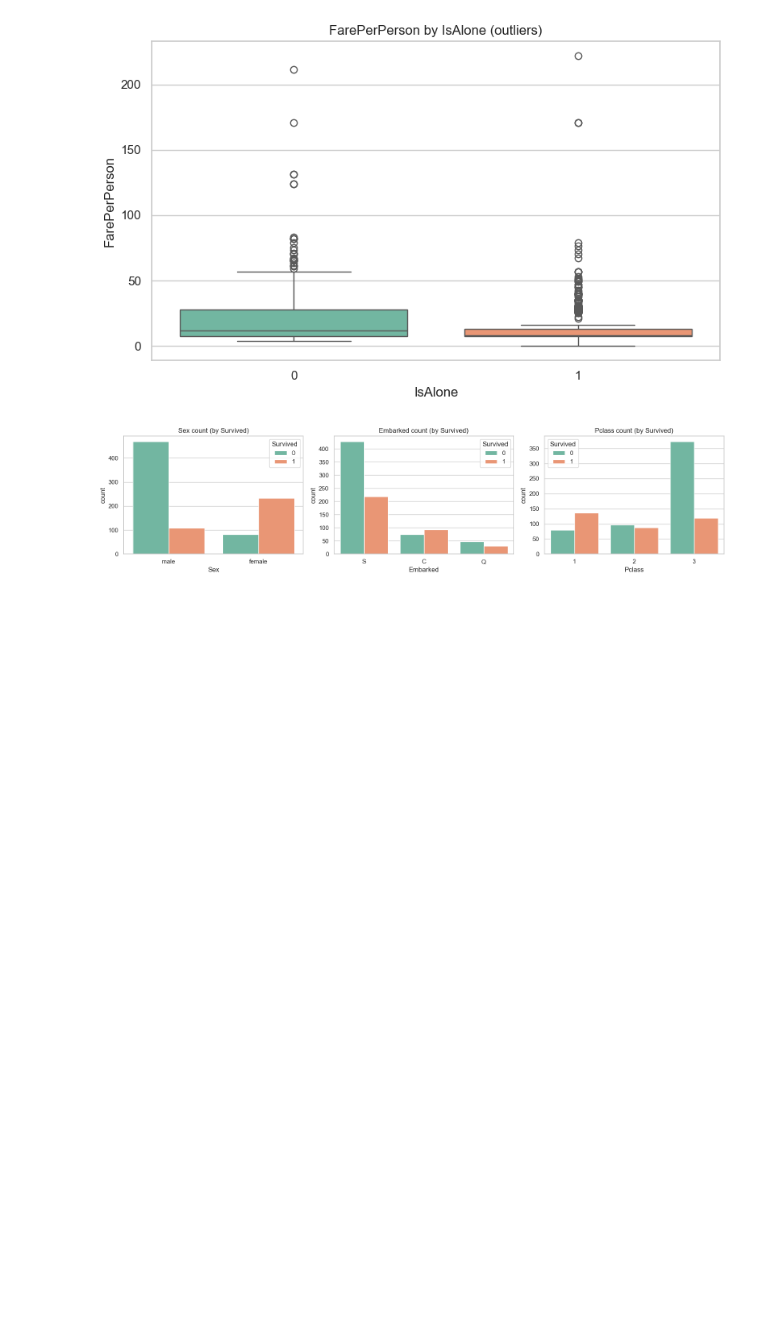
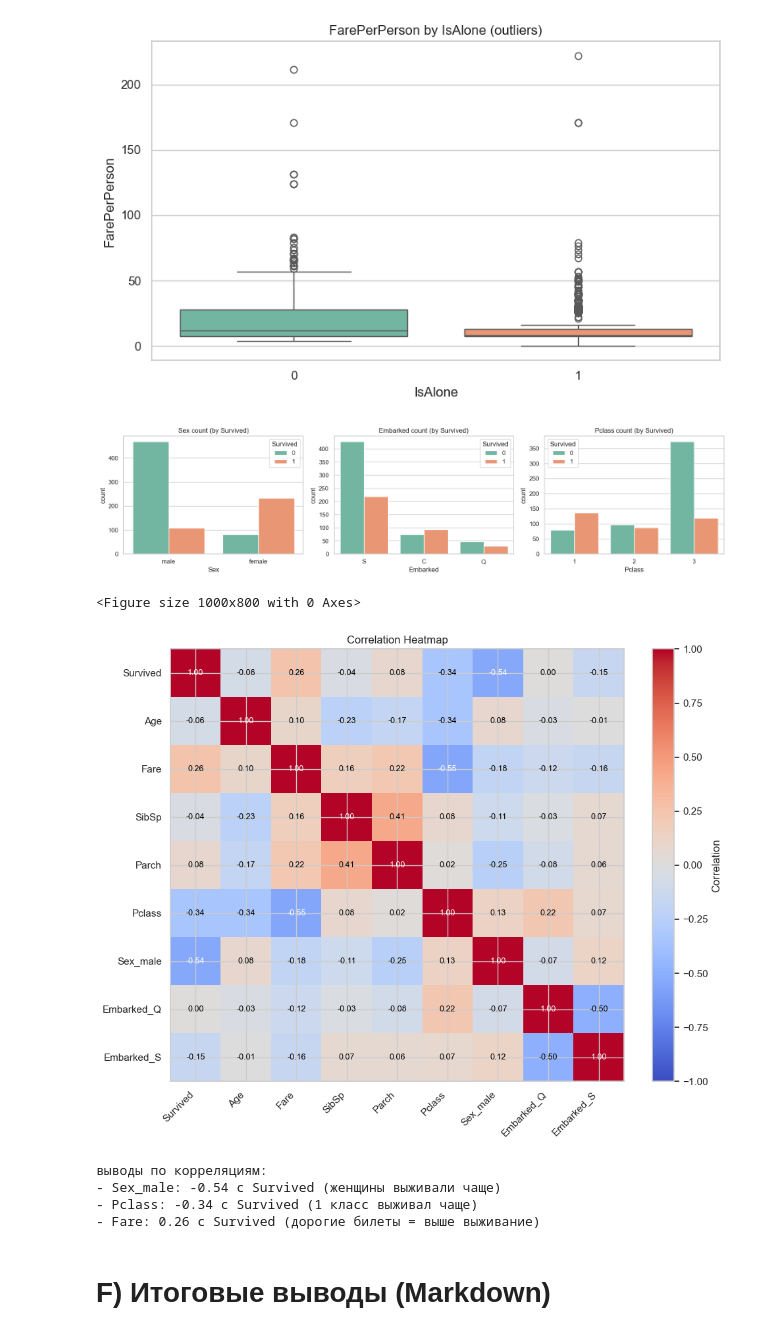
Before and after one commit to vladgulchenko/ml-homeworks, a Jupyter notebook: hw02_eda/hw02_eda.ipynb, the cells around one changed output. Saved outputs shown, nothing was run; the diff lists cells and outputs as text; code cells hidden in the pictures; blank space fills up the shorter version.

Commit message:
+conclusion

```diff
--- a/hw02_eda/hw02_eda.ipynb
+++ b/hw02_eda/hw02_eda.ipynb
@@ -355,27 +355,39 @@ plt.show()
 # %% [output]
 [figure]
 # %%
-# Heatmap correlations (fixed stable version)
 corr_cols = ['Survived', 'Age', 'Fare', 'SibSp', 'Parch', 'Pclass', 'Sex_male', 'Embarked_Q', 'Embarked_S']
 corr_matrix = df_onehot[corr_cols].corr()
 
-plt.figure(figsize=(10, 8))
-sns.heatmap(
-    corr_matrix,
-    annot=True, fmt='.2f',
-    cmap='coolwarm',
-    vmin=-1, vmax=1,
-    square=True,
-    linewidths=0.5,
-    cbar_kws={'label': 'Correlation'}
-)
-plt.title('Correlation Heatmap')
-plt.xticks(rotation=45, ha='right')
-plt.yticks(rotation=0)
+fig, ax = plt.subplots(figsize=(10, 8))
+im = ax.imshow(corr_matrix.values, cmap='coolwarm', aspect='auto', vmin=-1, vmax=1)
+
+ax.set_xticks(range(len(corr_cols)))
+ax.set_yticks(range(len(corr_cols)))
+ax.set_xticklabels(corr_cols, rotation=45, ha='right')
+ax.set_yticklabels(corr_cols)
+
+# добавляем значения
+for i in range(len(corr_cols)):
+    for j in range(len(corr_cols)):
+        val = corr_matrix.values[i, j]
+        color = 'white' if abs(val) > 0.5 else 'black'
+        ax.text(j, i, f'{val:.2f}', ha='center', va='center', color=color, fontsize=9)
+
+plt.colorbar(im, ax=ax, label='Correlation')
+ax.set_title('Correlation Heatmap')
 plt.tight_layout()
 plt.show()
 
-print('Conclusions:')
-print('- Sex_male has a negative correlation with Survived (women survived more often).')
-print('- Pclass has a negative correlation with Survived (higher class survived more often).')
-print('- Fare has a positive correlation with Survived (higher fare, higher survival rate).')
+print('выводы по корреляциям:')
+print('- Sex_male: -0.54 с Survived (женщины выживали чаще)')
+print('- Pclass: -0.34 с Survived (1 класс выживал чаще)')
+print('- Fare: 0.26 с Survived (дорогие билеты = выше выживание)')
+# %% [output]
+<Figure size 1000x800 with 0 Axes>
+[figure, added]
+выводы по корреляциям:
+- Sex_male: -0.54 с Survived (женщины выживали чаще)
+- Pclass: -0.34 с Survived (1 класс выживал чаще)
+- Fare: 0.26 с Survived (дорогие билеты = выше выживание)
+# %% [markdown]
+# F) Итоговые выводы (Markdown)
```
Also changed, not shown: parts of 1 cell of this notebook.
